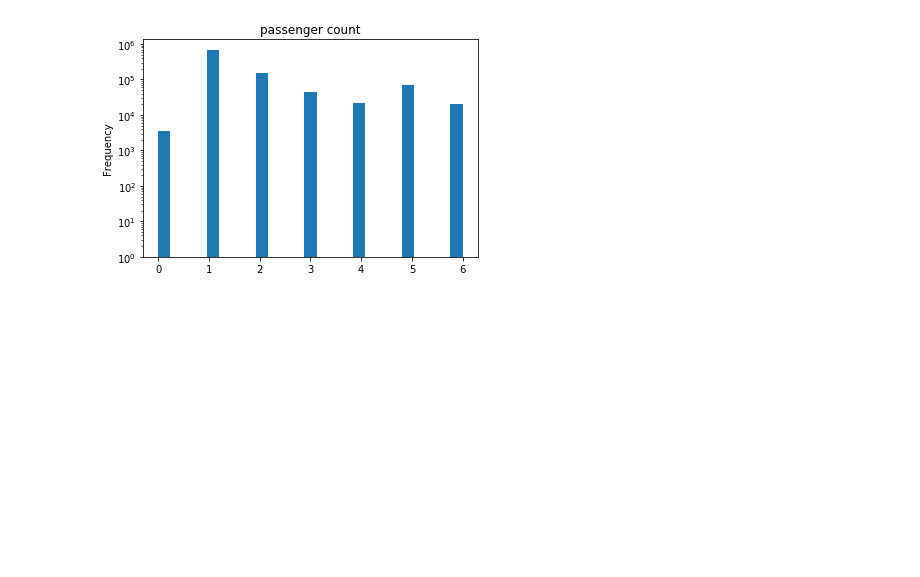
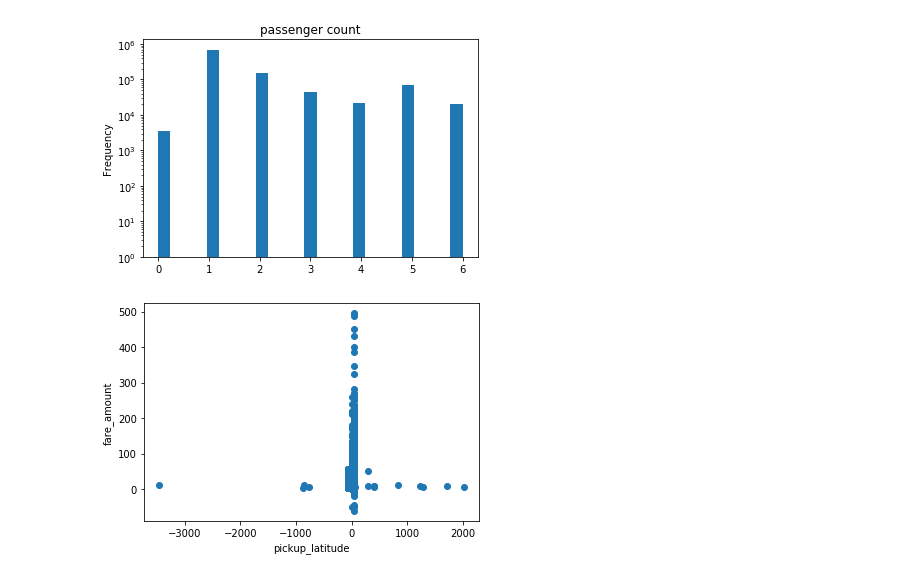
Before and after one commit to brahmakulkarni/Taxi, a Jupyter notebook: Code.ipynb, the cells around one changed output. Cells and saved outputs as stored; diff of their text form; code cells hidden in the pictures; blank space fills up the shorter version.

Commit message:
Added scatter plots

```diff
--- a/Code.ipynb
+++ b/Code.ipynb
@@ -112,3 +151,10 @@ ax.set_yscale('log')
 # %% [output]
 AxesSubplot(0.125,0.125;0.775x0.755)
 [figure]
+# %%
+plt.scatter(chunks[0]["pickup_latitude"],chunks[0]["fare_amount"])
+plt.xlabel("pickup_latitude")
+plt.ylabel("fare_amount")
+plt.show()
+# %% [output]
+[figure, added]
```
Also changed, not shown: parts of 8 cells of this notebook.
